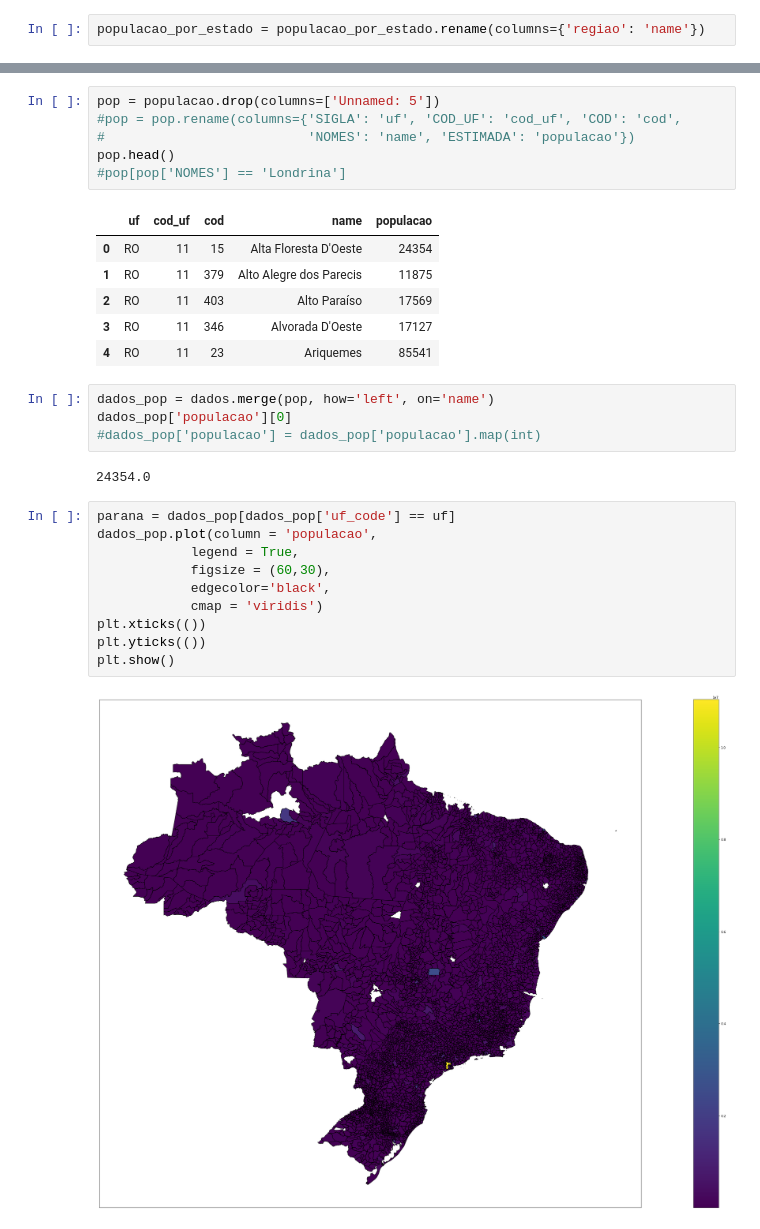
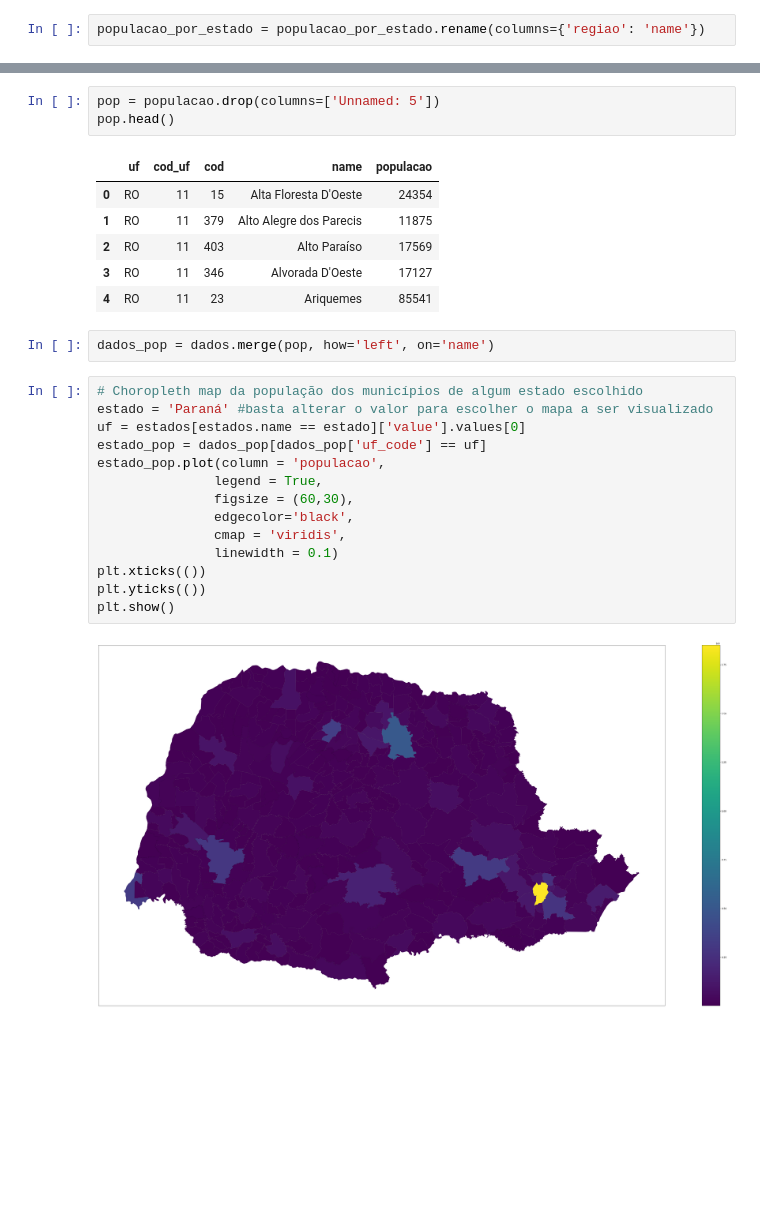
Before and after one commit to Perez-Amanda/Banco_de_Dados-A2, a Jupyter notebook: migrations.ipynb, the cells around one changed output, grey strips where cells are left out. Saved outputs shown, nothing was run; the diff lists cells and outputs as text; blank space fills up the shorter version.

```diff
--- a/migrations.ipynb
+++ b/migrations.ipynb
@@ -314,9 +397,6 @@ len(a)
 # %%
 pop = populacao.drop(columns=['Unnamed: 5'])
-#pop = pop.rename(columns={'SIGLA': 'uf', 'COD_UF': 'cod_uf', 'COD': 'cod',
-#                          'NOMES': 'name', 'ESTIMADA': 'populacao'})
 pop.head()
-#pop[pop['NOMES'] == 'Londrina']
 # %% [output]
 |  | uf | cod_uf | cod | name | populacao |
 | 0 | RO | 11 | 15 | Alta Floresta D'Oeste | 24354 |
@@ -326,19 +406,19 @@ pop.head()
 | 4 | RO | 11 | 23 | Ariquemes | 85541 |
 # %%
 dados_pop = dados.merge(pop, how='left', on='name')
-dados_pop['populacao'][0]
-#dados_pop['populacao'] = dados_pop['populacao'].map(int)
-# %% [output]
-24354.0
 # %%
-parana = dados_pop[dados_pop['uf_code'] == uf]
-dados_pop.plot(column = 'populacao',
-            legend = True,
-            figsize = (60,30),
-            edgecolor='black',
-            cmap = 'viridis')
+# Choropleth map da população dos municípios de algum estado escolhido
+estado = 'Paraná' #basta alterar o valor para escolher o mapa a ser visualizado
+uf = estados[estados.name == estado]['value'].values[0]
+estado_pop = dados_pop[dados_pop['uf_code'] == uf]
+estado_pop.plot(column = 'populacao',
+               legend = True,
+               figsize = (60,30),
+               edgecolor='black',
+               cmap = 'viridis',
+               linewidth = 0.1)
 plt.xticks(())
 plt.yticks(())
 plt.show()
 # %% [output]
-[figure, old version]
+[figure, new version]
```
Also changed, not shown: parts of 29 cells of this notebook.
